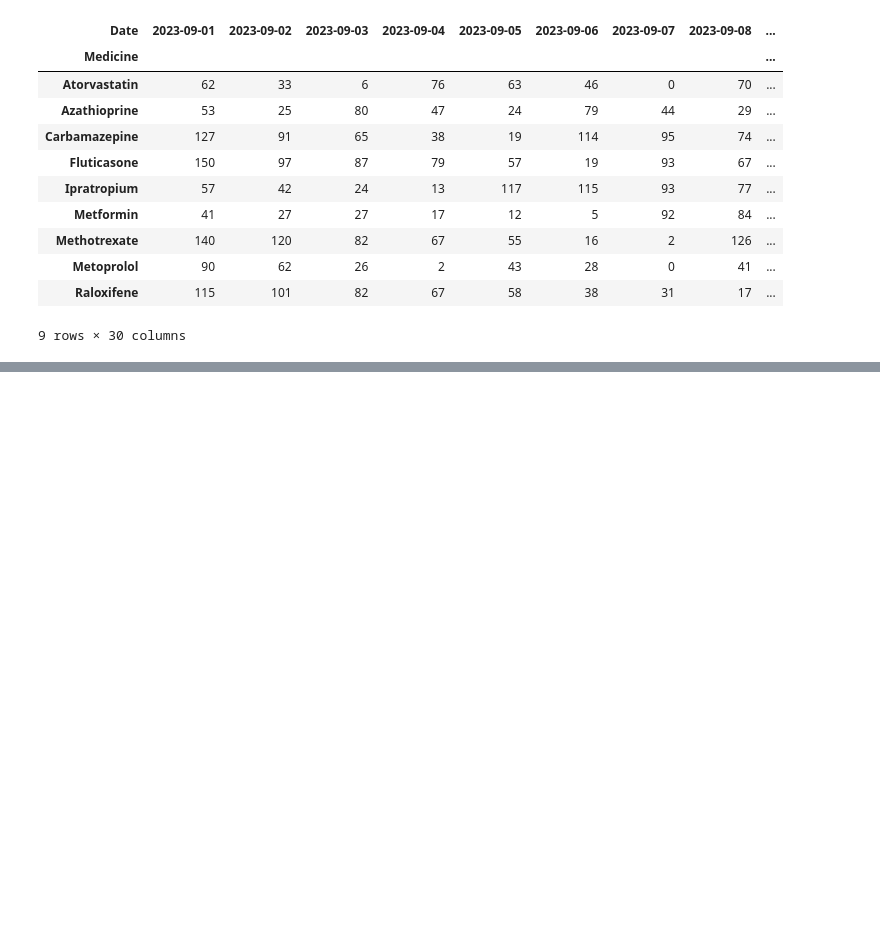
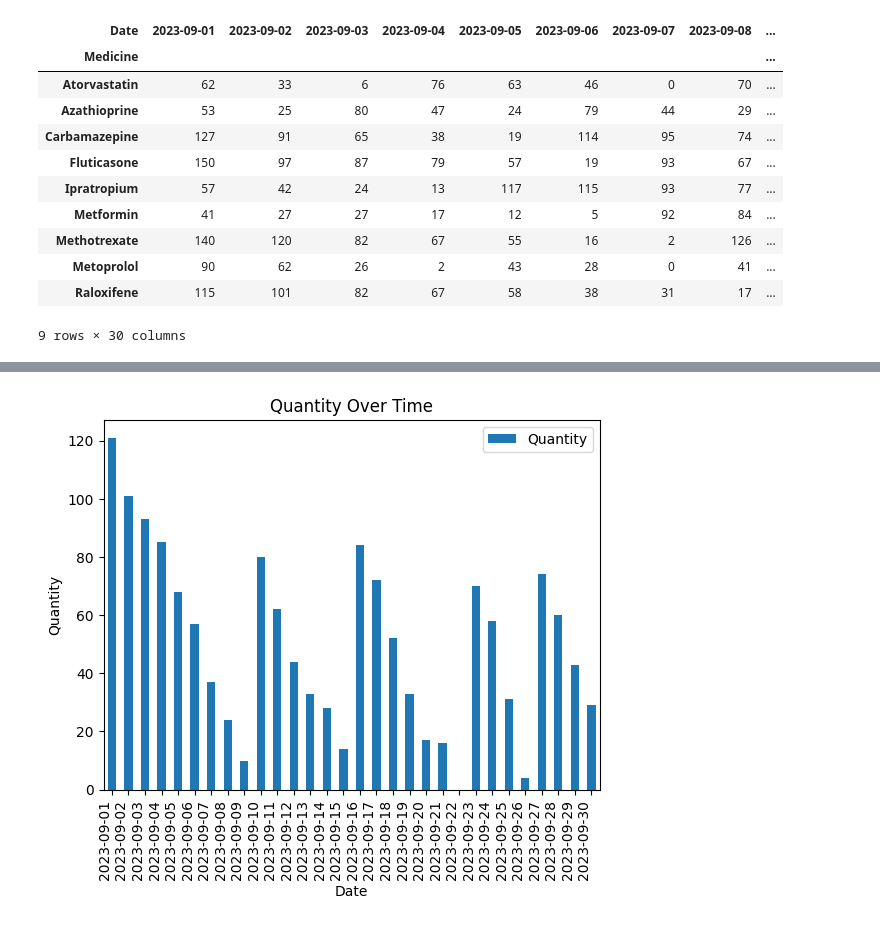
Before and after one commit to tae-h-yang/faster-med-solutions, a Jupyter notebook: DataGenerator.ipynb, the cells around one changed output, grey strips where cells are left out. Drawn from its saved outputs; the diff is of its cells as text; code cells hidden in the pictures; blank space fills up the shorter version.

```diff
--- a/DataGenerator.ipynb
+++ b/DataGenerator.ipynb
@@ -138,0 +201,27 @@ plt.show()
+# %%
+df = pd.DataFrame(data = data)
+pivot_df = df.pivot(index='Medicine', columns='Date', values='Quantity')
+
+# Set the 'Medicine' column as the index
+df.set_index('Medicine', inplace=True)
+
+# Choose the row you want to plot, e.g., 'Metformin'
+row_to_plot = df.loc[medicine_names[6]]
+
+# Plot the selected row
+ax = row_to_plot.plot(kind='bar')
+
+# Set labels for the x and y-axis
+plt.xlabel('Date')
+plt.ylabel('Quantity')
+
+# Set the title of the plot
+plt.title('Quantity Over Time')
+
+ax.set_xticks(range(len(row_to_plot.Date)))
+ax.set_xticklabels(row_to_plot.Date, ha='right')
+
+# Show the plot
+plt.show()
+# %% [output]
+[figure, added]
```
Also changed, not shown: parts of 8 cells of this notebook, 56 other files.
